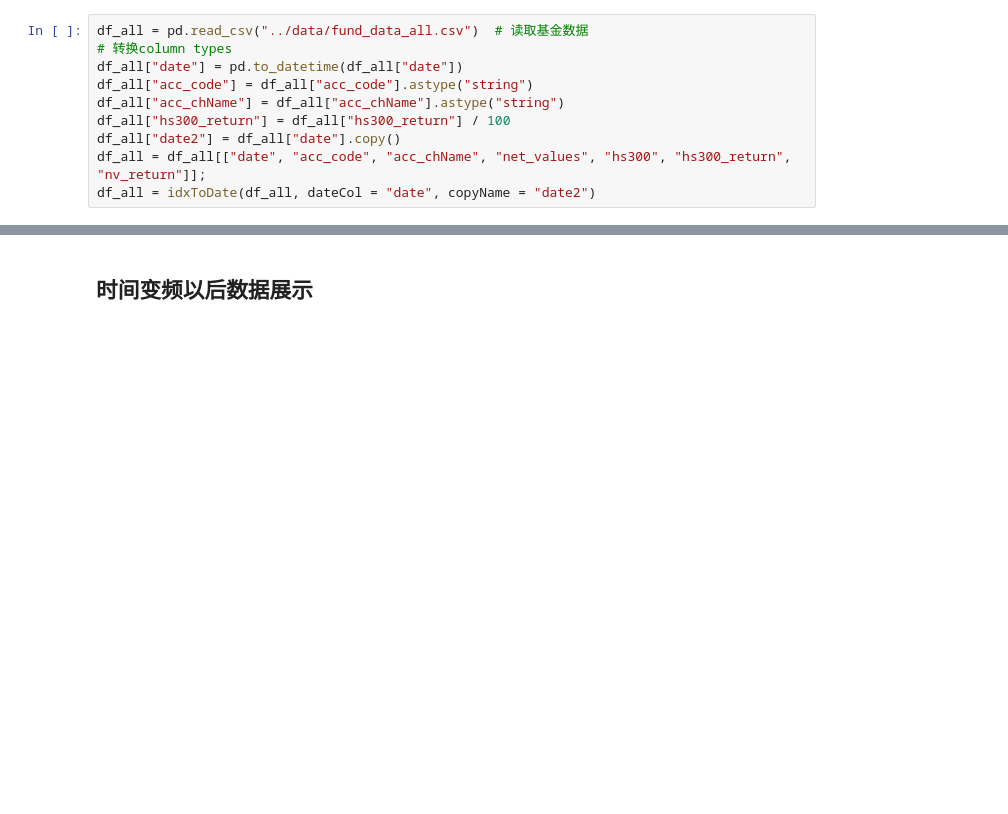
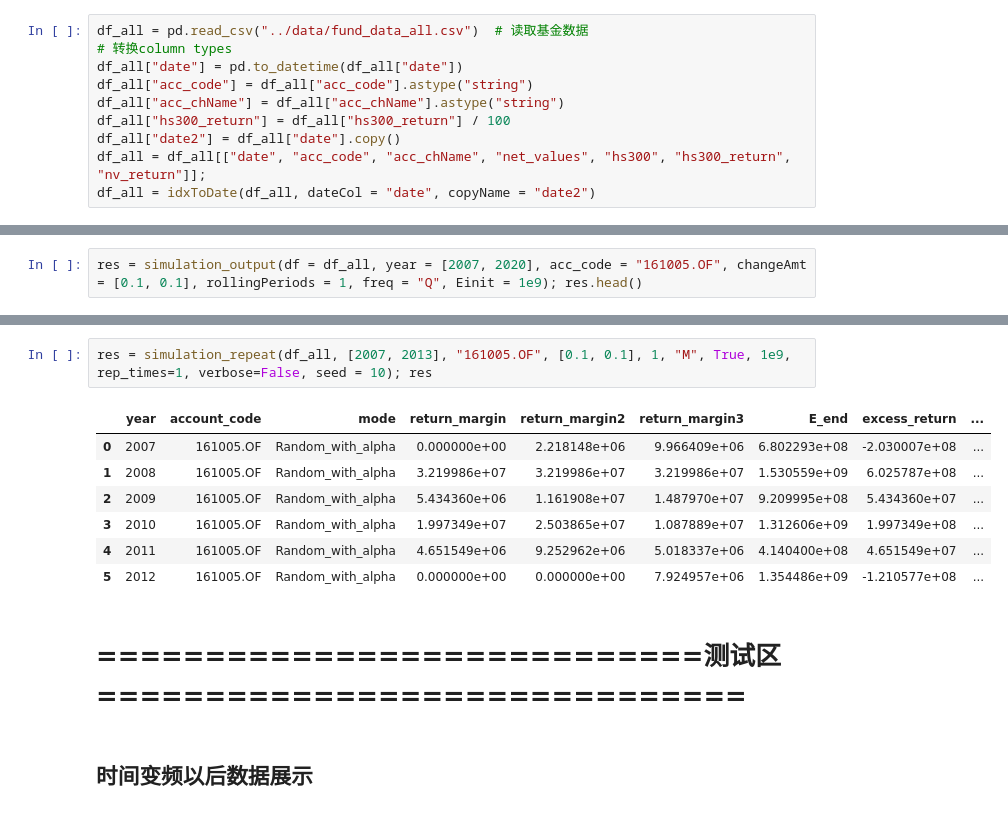
Before and after one commit to Kyle-J-Sun/fund_stimulation, a Jupyter notebook: code/fund_simulation_new.ipynb, the cells around one changed output, grey strips where cells are left out. Cells and saved outputs as stored; diff of their text form; blank space fills up the shorter version.

```diff
--- a/code/fund_simulation_new.ipynb
+++ b/code/fund_simulation_new.ipynb
@@ -640,0 +680,2 @@ df_all = idxToDate(df_all, dateCol = "date", copyName = "date2")
+# %%
+res = simulation_output(df = df_all, year = [2007, 2020], acc_code = "161005.OF", changeAmt = [0.1, 0.1], rollingPeriods = 1, freq = "Q", Einit = 1e9); res.head()
@@ -641,3 +713,15 @@ df_all = idxToDate(df_all, dateCol = "date", copyName = "date2")
+# %%
+res = simulation_repeat(df_all, [2007, 2013], "161005.OF", [0.1, 0.1], 1, "M", True, 1e9, rep_times=1, verbose=False, seed = 10); res
+# %% [output]
+|  | year | account_code | mode | return_margin | return_margin2 | return_margin3 | E_end | excess_return | ... |
+| 0 | 2007 | 161005.OF | Random_with_alpha | 0.000000e+00 | 2.218148e+06 | 9.966409e+06 | 6.802293e+08 | -2.030007e+08 | ... |
+| 1 | 2008 | 161005.OF | Random_with_alpha | 3.219986e+07 | 3.219986e+07 | 3.219986e+07 | 1.530559e+09 | 6.025787e+08 | ... |
+| 2 | 2009 | 161005.OF | Random_with_alpha | 5.434360e+06 | 1.161908e+07 | 1.487970e+07 | 9.209995e+08 | 5.434360e+07 | ... |
+| 3 | 2010 | 161005.OF | Random_with_alpha | 1.997349e+07 | 2.503865e+07 | 1.087889e+07 | 1.312606e+09 | 1.997349e+08 | ... |
+| 4 | 2011 | 161005.OF | Random_with_alpha | 4.651549e+06 | 9.252962e+06 | 5.018337e+06 | 4.140400e+08 | 4.651549e+07 | ... |
+| 5 | 2012 | 161005.OF | Random_with_alpha | 0.000000e+00 | 0.000000e+00 | 7.924957e+06 | 1.354486e+09 | -1.210577e+08 | ... |
+# %% [markdown]
+# ============================测试区==============================
 # %% [markdown]
 ## 时间变频以后数据展示
 # %%
```
Also changed, not shown: parts of 15 cells of this notebook, 3 other files.
